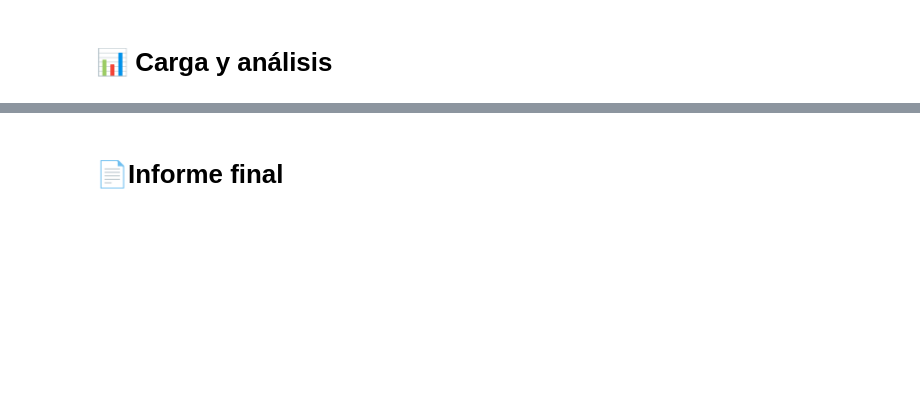
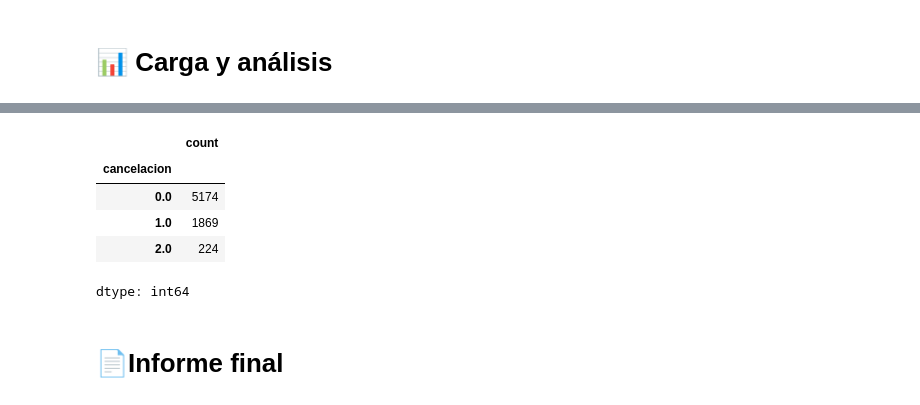
Before and after one commit to patinohoyosgisell/Challenge_Telecom_X, a Jupyter notebook: Challenge_Telecom_XV1.ipynb, the cells around one changed output, grey strips where cells are left out. Drawn from its saved outputs; the diff is of its cells as text; code cells hidden in the pictures; blank space fills up the shorter version.

```diff
--- a/Challenge_Telecom_XV1.ipynb
+++ b/Challenge_Telecom_XV1.ipynb
@@ -167,2 +322,11 @@ dtype: int64
+# %%
+df['cancelacion'].value_counts()
+# %% [output]
+|  | count |
+| cancelacion |  |
+| 0.0 | 5174 |
+| 1.0 | 1869 |
+| 2.0 | 224 |
+dtype: int64
 # %% [markdown]
 # 📄Informe final
```
Also changed, not shown: parts of 24 cells of this notebook.
